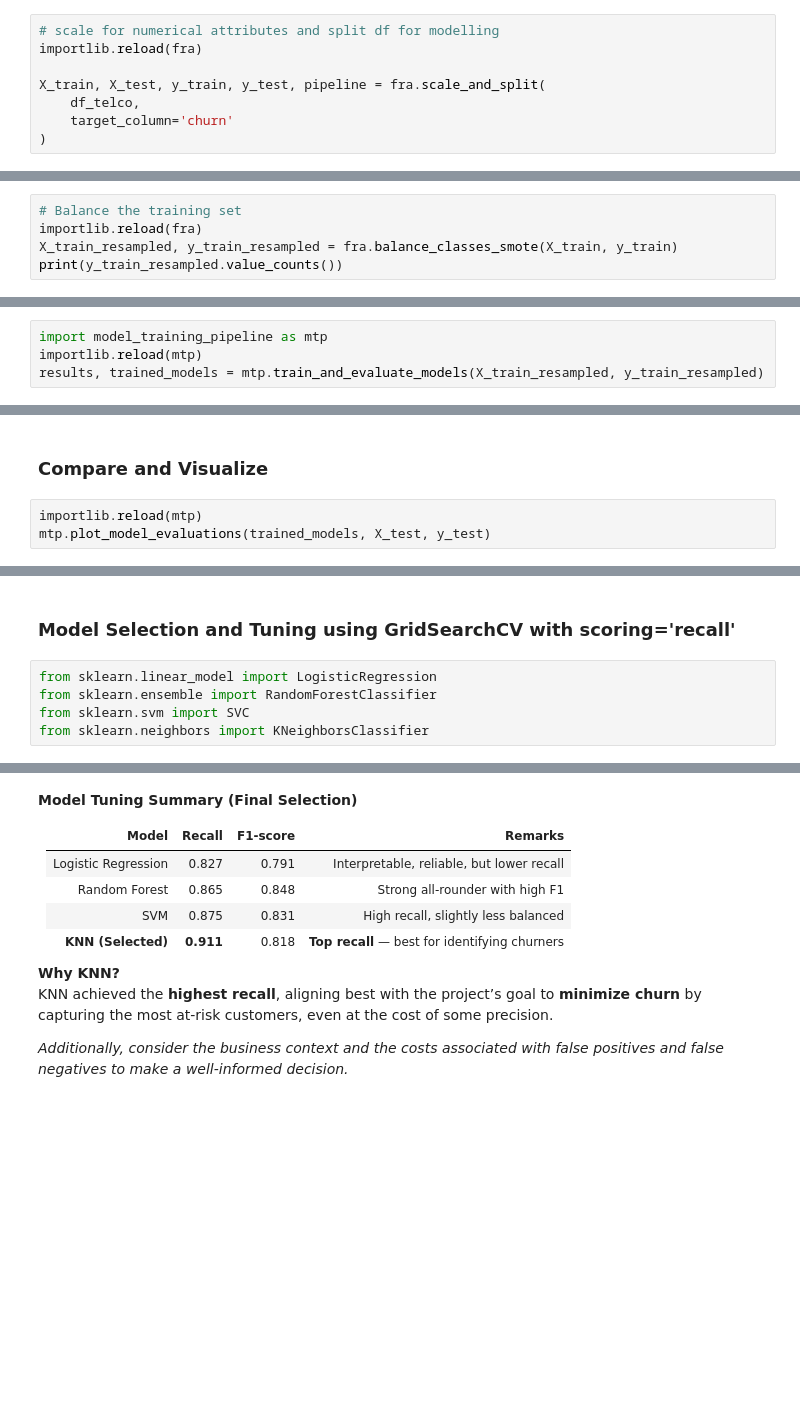
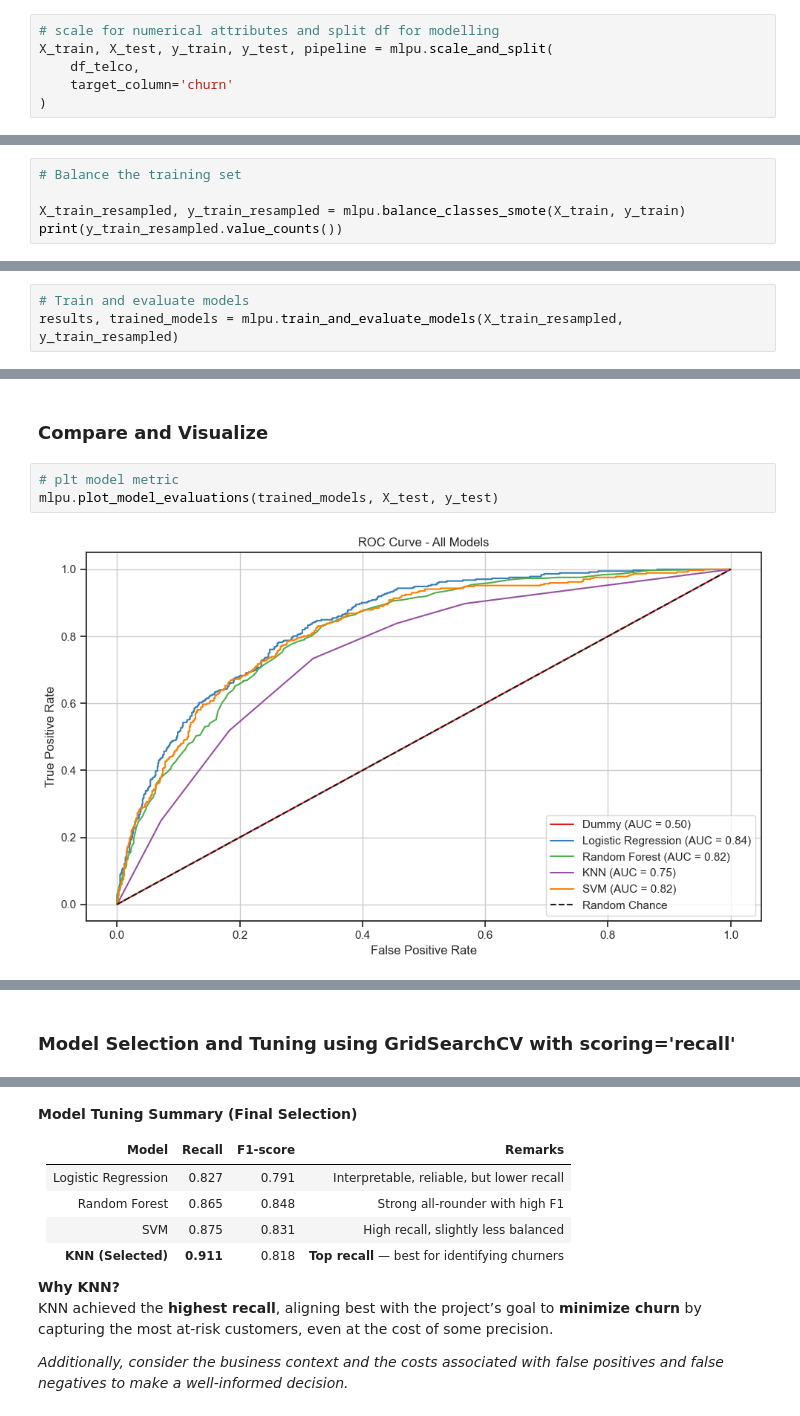
Before and after one commit to AnnieFiB/my-first-binder, a Jupyter notebook: Telco_customer_churn_prediction.ipynb, the cells around one changed output, grey strips where cells are left out. Saved outputs shown, nothing was run; the diff lists cells and outputs as text; blank space fills up the shorter version.

```diff
--- a/Telco_customer_churn_prediction.ipynb
+++ b/Telco_customer_churn_prediction.ipynb
@@ -442,9 +433,7 @@ X, y = fra.prepare_features(
 #y: binary target variable
 # %%
 # scale for numerical attributes and split df for modelling
-importlib.reload(fra)
-
-X_train, X_test, y_train, y_test, pipeline = fra.scale_and_split(
+X_train, X_test, y_train, y_test, pipeline = mlpu.scale_and_split(
     df_telco,
     target_column='churn'
 )
@@ -461,8 +450,8 @@ The class distribution is approximately 74% to 26%, indicating a significant imb
 ### Handling Class Imbalance (SMOTE)
 # %%
 # Balance the training set
-importlib.reload(fra)
-X_train_resampled, y_train_resampled = fra.balance_classes_smote(X_train, y_train)
+
+X_train_resampled, y_train_resampled = mlpu.balance_classes_smote(X_train, y_train)
 print(y_train_resampled.value_counts())
 # %% [output]
 churn
@@ -495,9 +484,8 @@ Name: count, dtype: int64
 # %% [markdown]
 ### Train baseline and other models using cross validation ==5
 # %%
-import model_training_pipeline as mtp
-importlib.reload(mtp)
-results, trained_models = mtp.train_and_evaluate_models(X_train_resampled, y_train_resampled)
+# Train and evaluate models
+results, trained_models = mlpu.train_and_evaluate_models(X_train_resampled, y_train_resampled)
 # %% [output]
 Evaluating: Dummy
 Evaluating: Logistic Regression
@@ -530,5 +524,7 @@ I'll prioritize models with high recall, but also consider F1-score to ensure th
 # %% [markdown]
 ### Compare and Visualize
 # %%
-importlib.reload(mtp)
-mtp.plot_model_evaluations(trained_models, X_test, y_test)
+# plt model metric
+mlpu.plot_model_evaluations(trained_models, X_test, y_test)
+# %% [output]
+[figure, added]
@@ -535,8 +532,3 @@ mtp.plot_model_evaluations(trained_models, X_test, y_test)
 # %% [markdown]
 ### Model Selection and Tuning using  GridSearchCV with scoring='recall'
-# %%
-from sklearn.linear_model import LogisticRegression
-from sklearn.ensemble import RandomForestClassifier
-from sklearn.svm import SVC
-from sklearn.neighbors import KNeighborsClassifier
 # %%
```
Also changed, not shown: parts of 15 cells of this notebook, 5 other files.
